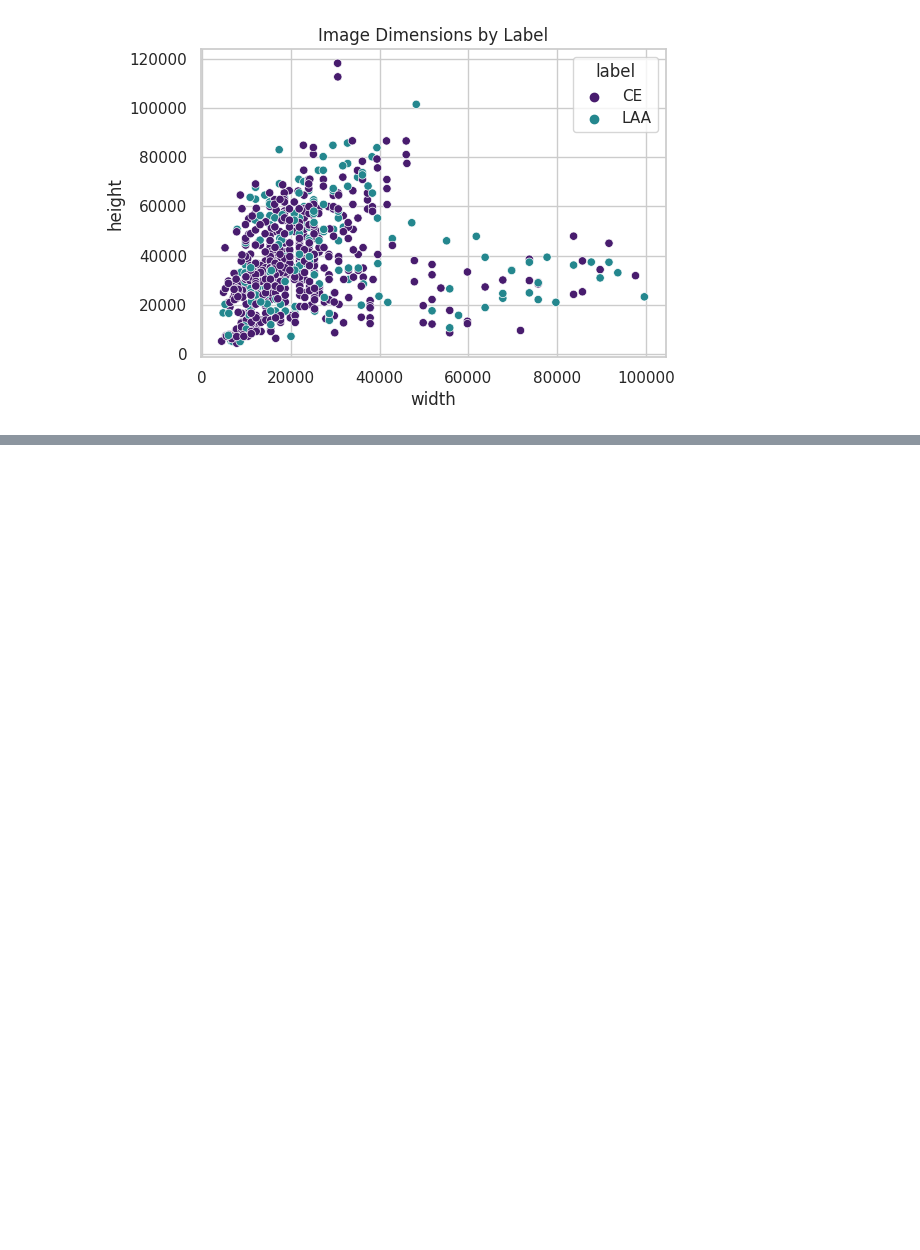
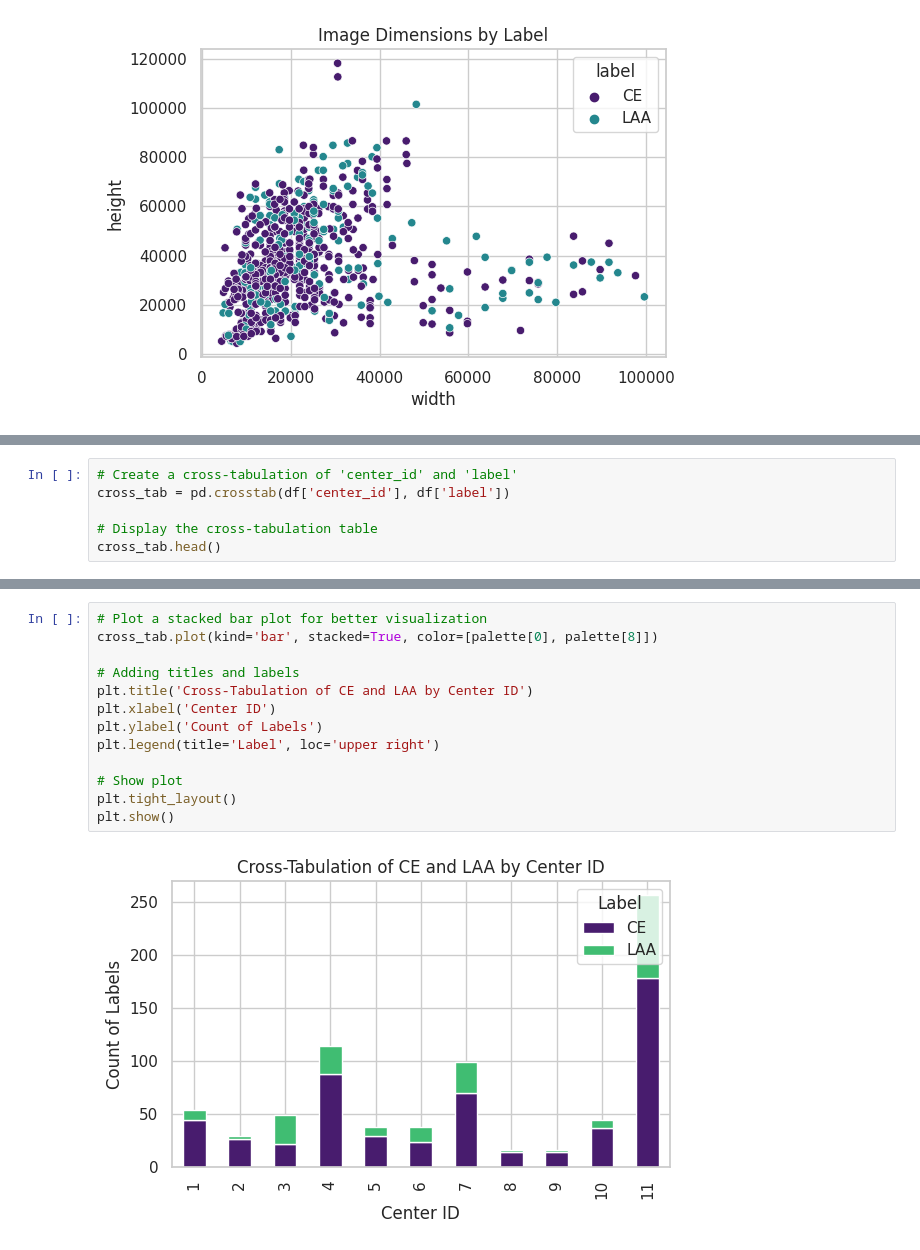
Before and after one commit to Andrea-gt/blood-clots, a Jupyter notebook: mayo-clinic-strip-ai.ipynb, the cells around one changed output, grey strips where cells are left out. Drawn from its saved outputs; the diff is of its cells as text; blank space fills up the shorter version.

Commit message:
feat: Frequency Tables and Cross-Tab Analysis

```diff
--- a/mayo-clinic-strip-ai.ipynb
+++ b/mayo-clinic-strip-ai.ipynb
@@ -274,0 +316,6 @@ plt.show()
+# %%
+# Create a cross-tabulation of 'center_id' and 'label'
+cross_tab = pd.crosstab(df['center_id'], df['label'])
+
+# Display the cross-tabulation table
+cross_tab.head()
@@ -274,0 +330,15 @@ plt.show()
+# %%
+# Plot a stacked bar plot for better visualization
+cross_tab.plot(kind='bar', stacked=True, color=[palette[0], palette[8]])
+
+# Adding titles and labels
+plt.title('Cross-Tabulation of CE and LAA by Center ID')
+plt.xlabel('Center ID')
+plt.ylabel('Count of Labels')
+plt.legend(title='Label', loc='upper right')
+
+# Show plot
+plt.tight_layout()
+plt.show()
+# %% [output]
+[figure, added]
```
Also changed, not shown: parts of 9 cells of this notebook.
